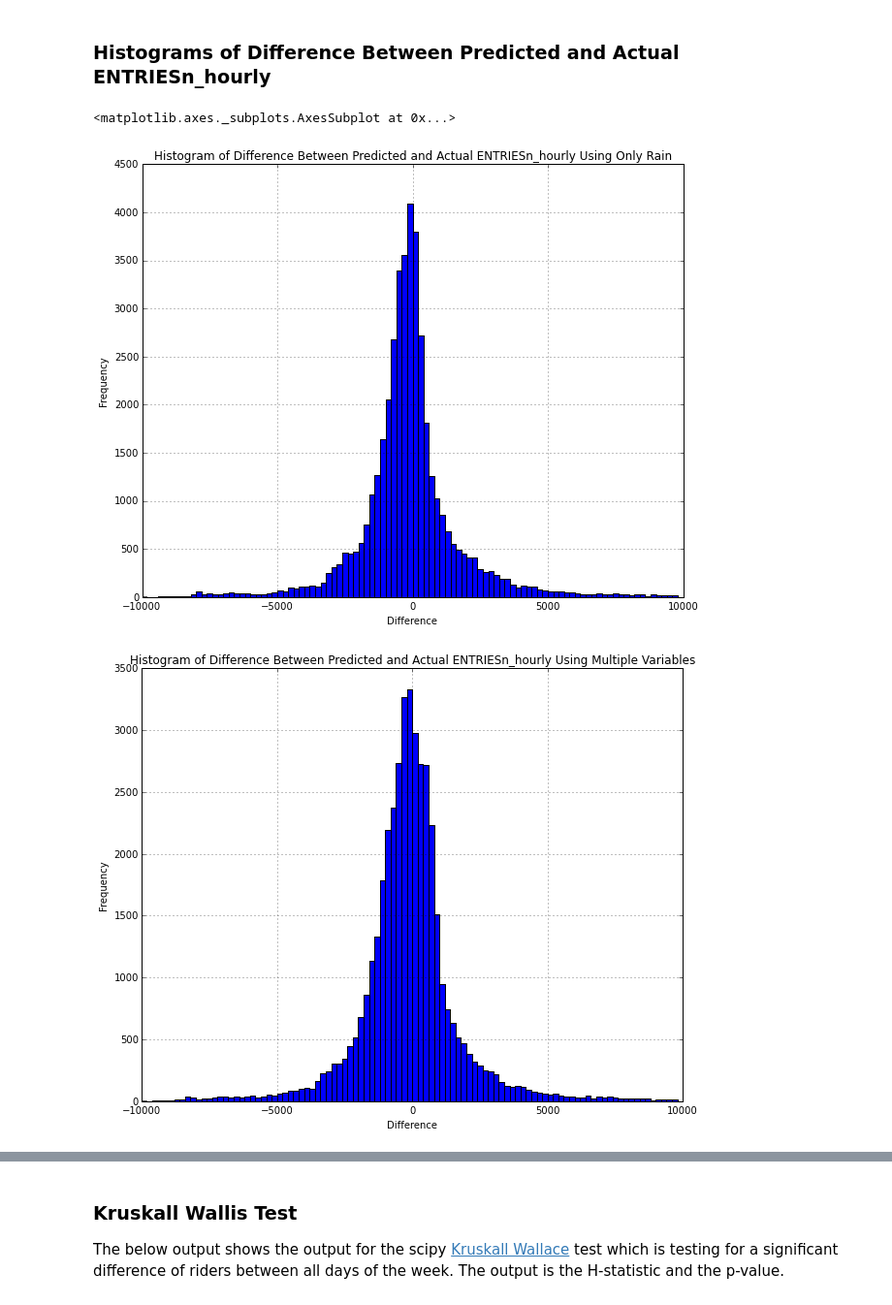
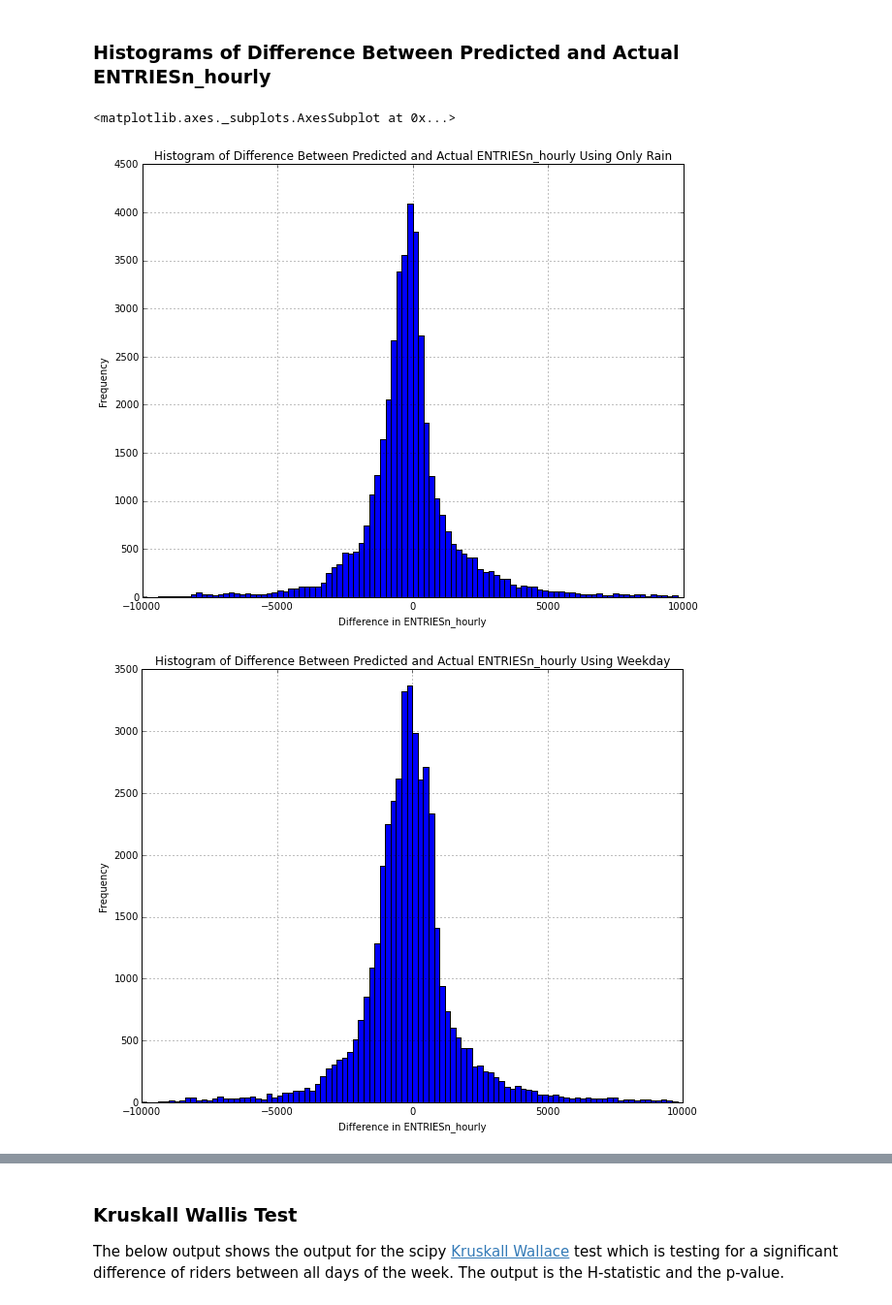
Before and after one commit to UC89/dataScienceStuff, a Jupyter notebook: project_1.ipynb, the cells around one changed output, grey strips where cells are left out. Shown at 97% size. Drawn from its saved outputs; the diff is of its cells as text; code cells hidden in the pictures.

```diff
--- a/project_1.ipynb
+++ b/project_1.ipynb
@@ -533,18 +738,23 @@ print 'R-Squared with Gradient Descent : ',prediction_best_r_squared_gd,'\n'
 # %%
 binLabels = []
 for x in range(-50,50):
     binLabels.append(x*200)
 plt.figure()
 plt.title('Histogram of Difference Between Predicted and Actual ENTRIESn_hourly Using Only Rain')
 plt.xlabel('Difference in ENTRIESn_hourly')
 plt.ylabel('Frequency')
 (improved_dataset['ENTRIESn_hourly'] - predictions_out_1).hist(bins = binLabels)
 plt.figure()
-plt.title('Histogram of Difference Between Predicted and Actual ENTRIESn_hourly Using Multiple Variables')
+plt.title('Histogram of Difference Between Predicted and Actual ENTRIESn_hourly Using Weekday')
 plt.xlabel('Difference in ENTRIESn_hourly')
 plt.ylabel('Frequency')
 (improved_dataset['ENTRIESn_hourly'] - predictions_out_2).hist(bins = binLabels)
+plt.figure()
+plt.title('Histogram of Difference Between Predicted and Actual ENTRIESn_hourly Using Hour')
+plt.xlabel('Difference in ENTRIESn_hourly')
+plt.ylabel('Frequency')
+(improved_dataset['ENTRIESn_hourly'] - predictions_out_3).hist(bins = binLabels)
 # %% [output]
 <matplotlib.axes._subplots.AxesSubplot at 0x...>
-[figure, old version]
+[figure, new version]
-[figure, old version]
+[figure, new version]
```
Also changed, not shown: parts of 18 cells of this notebook.
